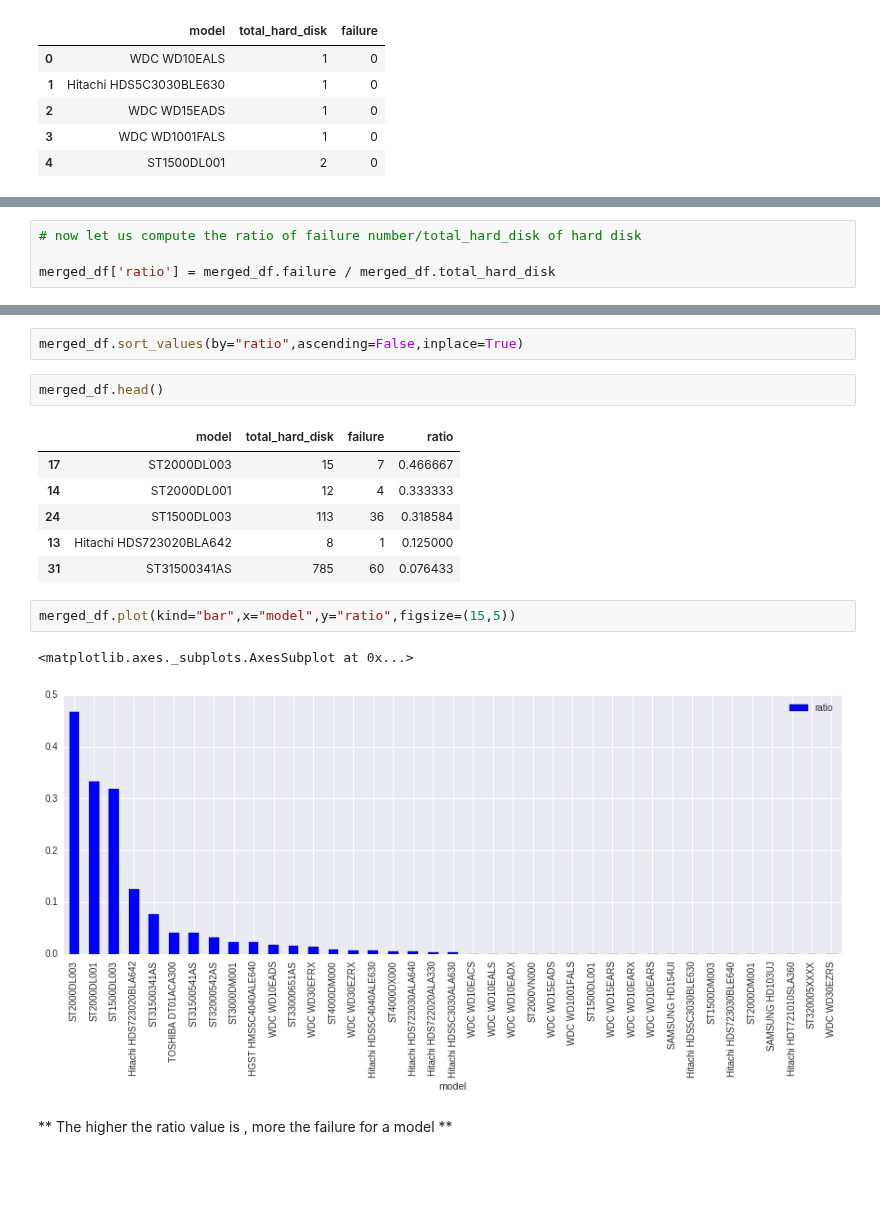
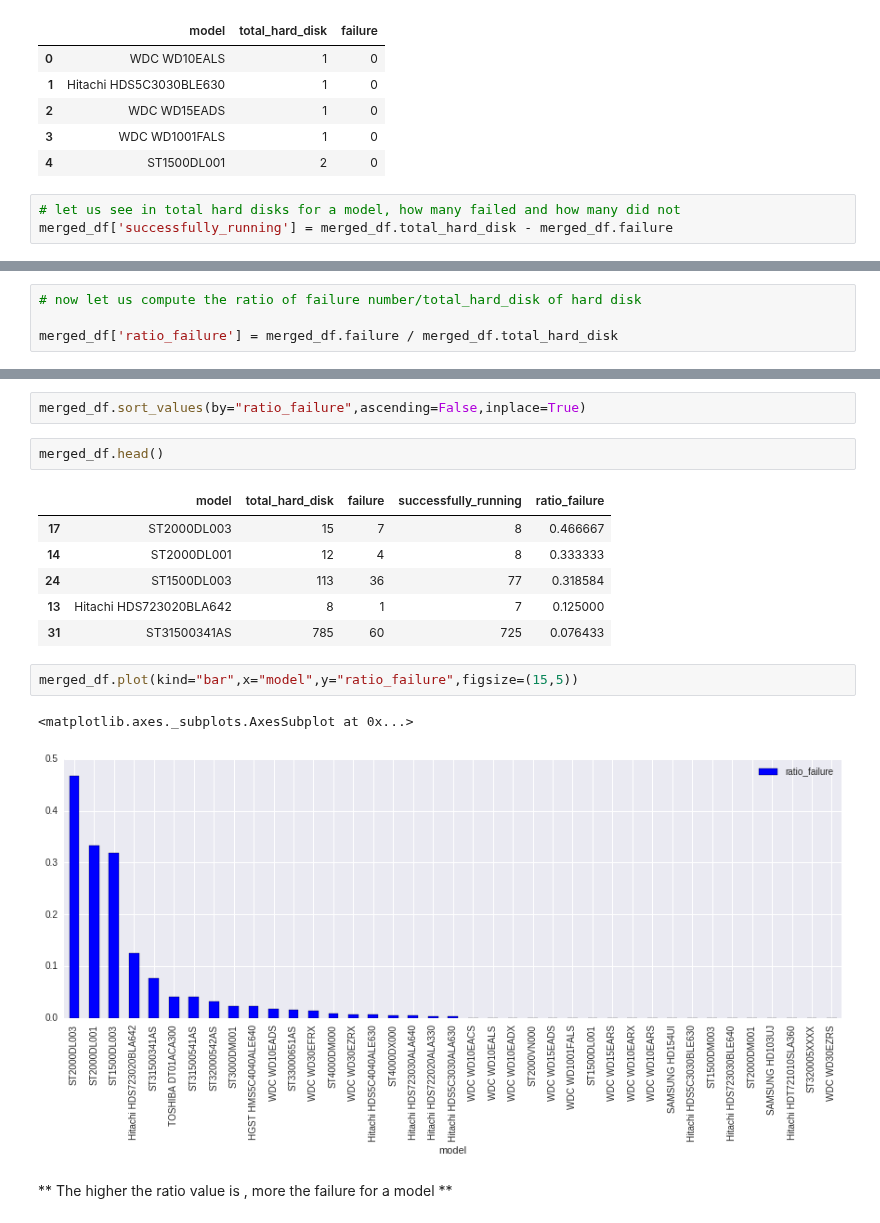
Before and after one commit to ababook/intro-python-data-science, a Jupyter notebook: hard-disk/Explore.ipynb, the cells around one changed output, grey strips where cells are left out. Saved outputs shown, nothing was run; the diff lists cells and outputs as text; blank space fills up the shorter version.

```diff
--- a/hard-disk/Explore.ipynb
+++ b/hard-disk/Explore.ipynb
@@ -183,3 +192,6 @@ merged_df.head()
 | 2 | WDC WD15EADS | 1 | 0 |
 | 3 | WDC WD1001FALS | 1 | 0 |
 | 4 | ST1500DL001 | 2 | 0 |
+# %%
+# let us see in total hard disks for a model, how many failed and how many did not
+merged_df['successfully_running'] = merged_df.total_hard_disk - merged_df.failure
@@ -186,7 +212,7 @@ merged_df.head()
 # %%
 # now let us compute the ratio of failure number/total_hard_disk of hard disk
 
-merged_df['ratio'] = merged_df.failure / merged_df.total_hard_disk
+merged_df['ratio_failure'] = merged_df.failure / merged_df.total_hard_disk
 # %%
 merged_df.head(25)
 # %% [output]
@@ -210,18 +236,18 @@ merged_df.head(25)
 # %%
-merged_df.sort_values(by="ratio",ascending=False,inplace=True)
+merged_df.sort_values(by="ratio_failure",ascending=False,inplace=True)
 # %%
 merged_df.head()
 # %% [output]
-|  | model | total_hard_disk | failure | ratio |
-| 17 | ST2000DL003 | 15 | 7 | 0.466667 |
-| 14 | ST2000DL001 | 12 | 4 | 0.333333 |
-| 24 | ST1500DL003 | 113 | 36 | 0.318584 |
-| 13 | Hitachi HDS723020BLA642 | 8 | 1 | 0.125000 |
-| 31 | ST31500341AS | 785 | 60 | 0.076433 |
+|  | model | total_hard_disk | failure | successfully_running | ratio_failure |
+| 17 | ST2000DL003 | 15 | 7 | 8 | 0.466667 |
+| 14 | ST2000DL001 | 12 | 4 | 8 | 0.333333 |
+| 24 | ST1500DL003 | 113 | 36 | 77 | 0.318584 |
+| 13 | Hitachi HDS723020BLA642 | 8 | 1 | 7 | 0.125000 |
+| 31 | ST31500341AS | 785 | 60 | 725 | 0.076433 |
 # %%
-merged_df.plot(kind="bar",x="model",y="ratio",figsize=(15,5))
+merged_df.plot(kind="bar",x="model",y="ratio_failure",figsize=(15,5))
 # %% [output]
 <matplotlib.axes._subplots.AxesSubplot at 0x...>
-[figure, old version]
+[figure, new version]
 # %% [markdown]
 ** The higher the ratio value is , more the failure for a model **
```
Also changed, not shown: parts of 29 cells of this notebook.
